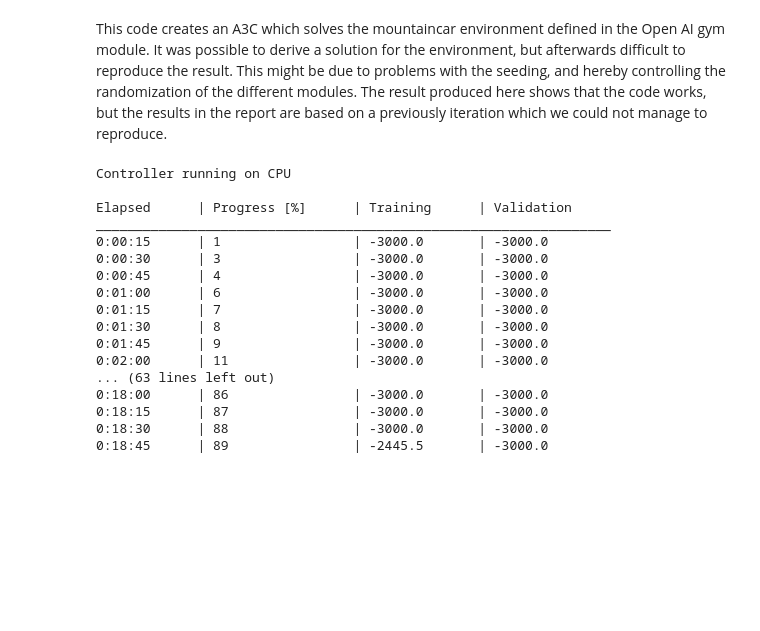
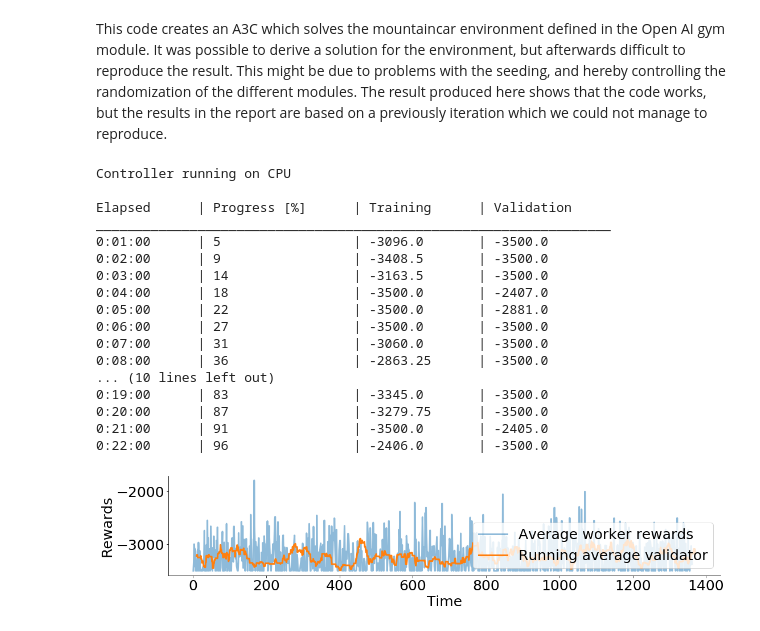
Before and after one commit to Christianfrausing/a3c, a Jupyter notebook: notebook.ipynb, the cells around one changed output. Drawn from its saved outputs; the diff is of its cells as text; code cells hidden in the pictures; blank space fills up the shorter version.

```diff
--- a/notebook.ipynb
+++ b/notebook.ipynb
@@ -145,51 +145,50 @@ mountaincar = a3c.controller.Controller(
     worker_amount=worker_amount,
     worker_kwargs={
         'environment':'MountainCar-v0',
-        'entropy':5e-1,
+        'entropy':1e-1,
         'episode_limit':1000,
         'rollout_limit':3000,
         'rollout_batchsize':-1,
-        'discount_rate':0.99,
+        'discount_rate':1,
         'temporal_difference_scale':0,
         'model':a3c.model.TemporalDifferenceAdvantageActorCritic,
         'model_kwargs':{
             'gpu':gpu,
             'optimizer':torch.optim.Adam,
-            'optimizer_parameters':{'lr' : 5e-6},
-            # 5e-6
-            # 1e-6
+            'optimizer_parameters':{'lr' : 5e-4},
         },
     },
     validate=validate,
     seed=seed,
     root='logs/mountaincar',
 )
 mountaincar(
-    status_frequency=15,
+    status_frequency=60,
     save_model=save_model,
 )
 mountaincar.plot.average(
     window=20,
     save=save_plot,
     show=True,
     font_size=25,
     line_width=3,
 )
 # %% [output]
 Controller running on CPU
 
 Elapsed      | Progress [%]      | Training      | Validation
 __________________________________________________________________
-0:00:15      | 1                 | -3000.0       | -3000.0
-0:00:30      | 3                 | -3000.0       | -3000.0
-0:00:45      | 4                 | -3000.0       | -3000.0
-0:01:00      | 6                 | -3000.0       | -3000.0
-0:01:15      | 7                 | -3000.0       | -3000.0
-0:01:30      | 8                 | -3000.0       | -3000.0
-0:01:45      | 9                 | -3000.0       | -3000.0
-0:02:00      | 11                | -3000.0       | -3000.0
-... (63 lines left out)
-0:18:00      | 86                | -3000.0       | -3000.0
-0:18:15      | 87                | -3000.0       | -3000.0
-0:18:30      | 88                | -3000.0       | -3000.0
-0:18:45      | 89                | -2445.5       | -3000.0
+0:01:00      | 5                 | -3096.0       | -3500.0
+0:02:00      | 9                 | -3408.5       | -3500.0
+0:03:00      | 14                | -3163.5       | -3500.0
+0:04:00      | 18                | -3500.0       | -2407.0
+0:05:00      | 22                | -3500.0       | -2881.0
+0:06:00      | 27                | -3500.0       | -3500.0
+0:07:00      | 31                | -3060.0       | -3500.0
+0:08:00      | 36                | -2863.25      | -3500.0
+... (10 lines left out)
+0:19:00      | 83                | -3345.0       | -3500.0
+0:20:00      | 87                | -3279.75      | -3500.0
+0:21:00      | 91                | -3500.0       | -2405.0
+0:22:00      | 96                | -2406.0       | -3500.0
+[figure, added]
```
Also changed, not shown: 1 other file.
